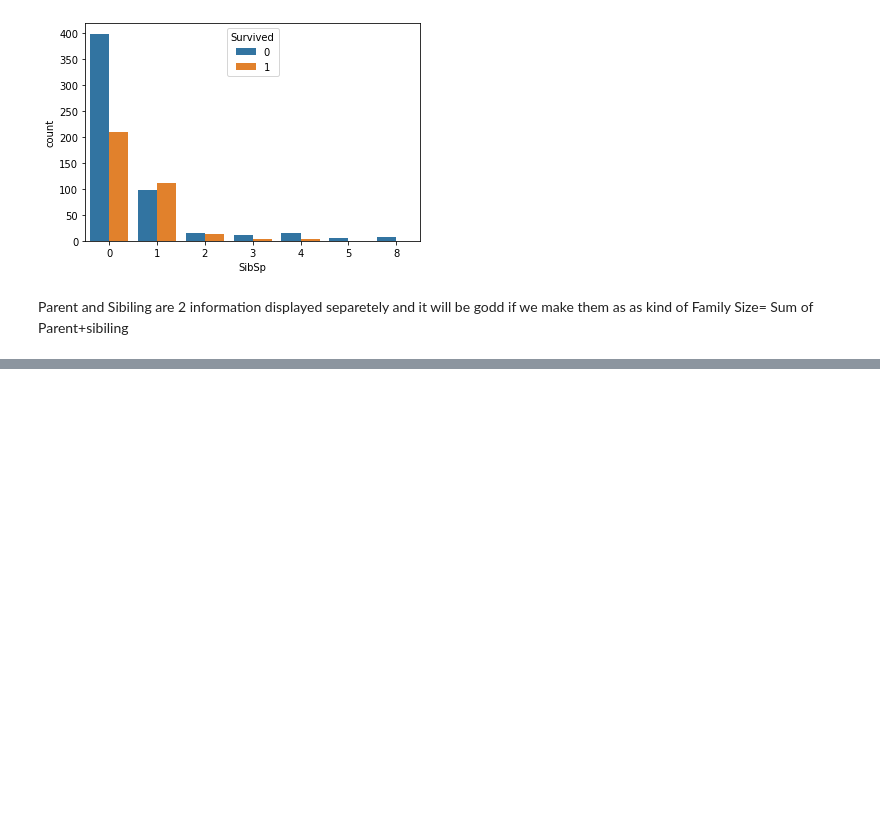
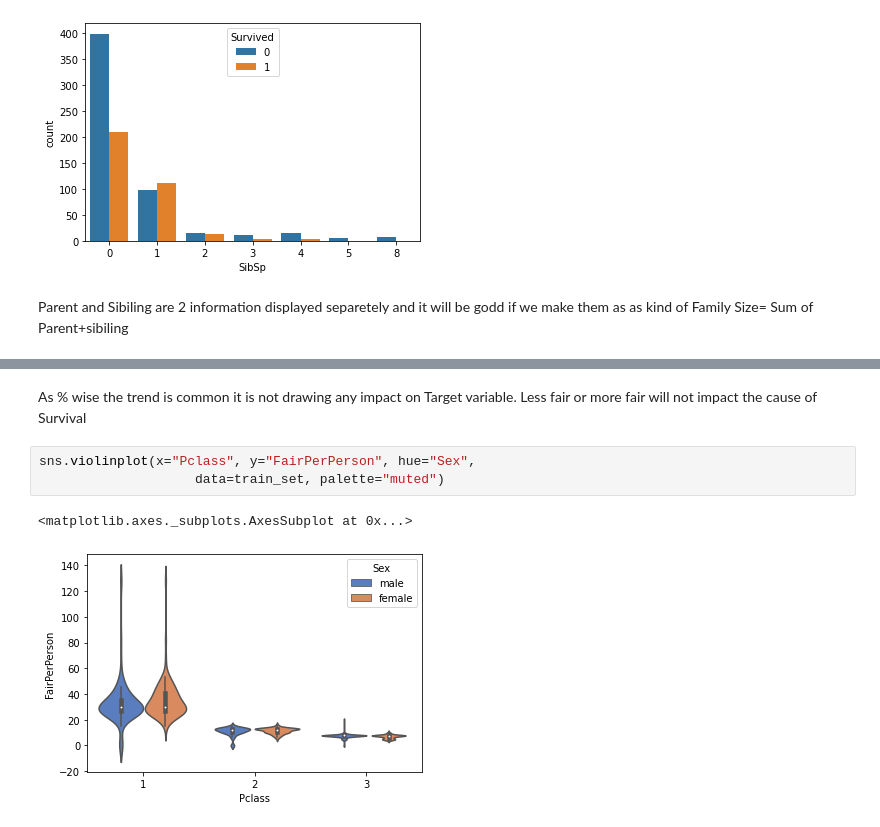
Before and after one commit to skpyahoo/TitanicDataSet_ML, a Jupyter notebook: Titanic_Model.ipynb, the cells around one changed output, grey strips where cells are left out. Cells and saved outputs as stored; diff of their text form; blank space fills up the shorter version.

```diff
--- a/Titanic_Model.ipynb
+++ b/Titanic_Model.ipynb
@@ -775,0 +870,8 @@ Also lets get fair per person by Family Size.
+# %% [markdown]
+As % wise the trend is common it is not drawing any impact on Target variable. Less fair or more fair will not impact the cause of Survival
+# %%
+sns.violinplot(x="Pclass", y="FairPerPerson", hue="Sex",
+                    data=train_set, palette="muted")
+# %% [output]
+<matplotlib.axes._subplots.AxesSubplot at 0x...>
+[figure, added]
```
Also changed, not shown: parts of 256 cells of this notebook, 1 other file.
